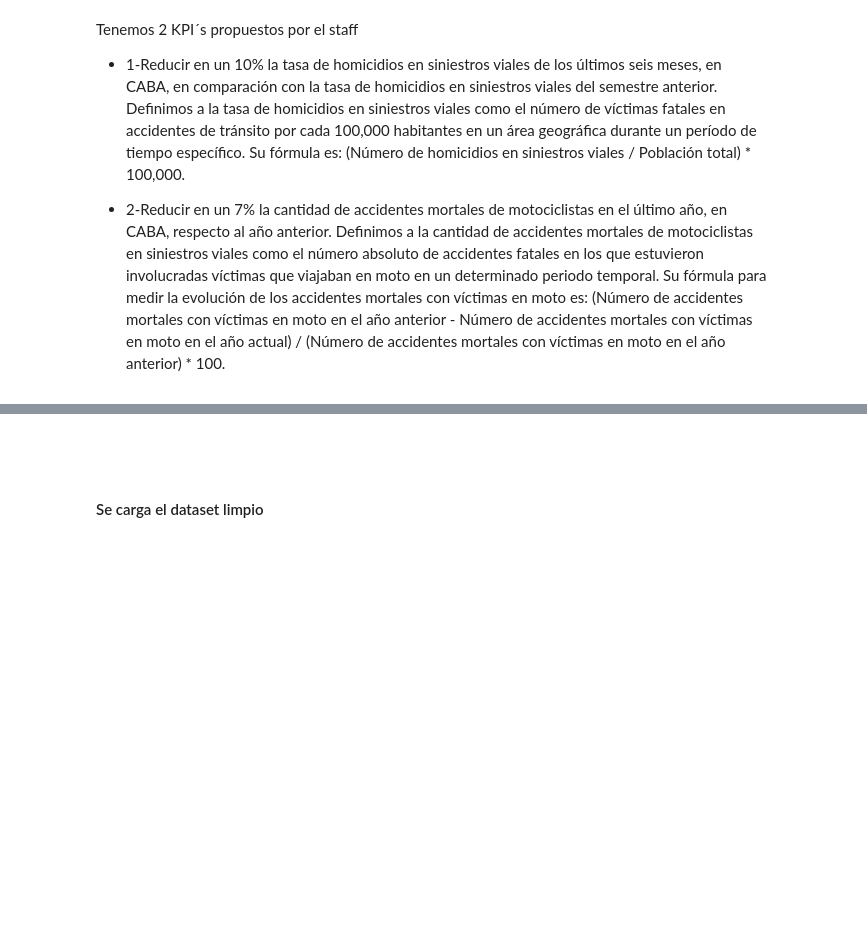
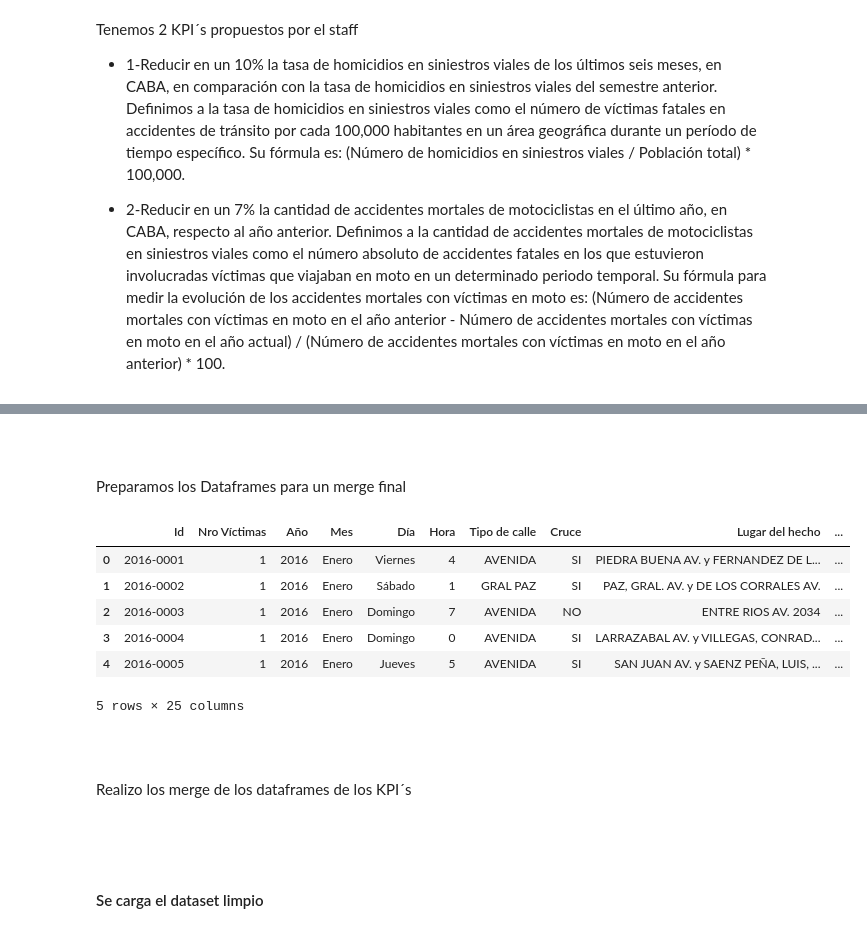
Before and after one commit to SebitaElGordito/PI_02_siniestros_viales, a Jupyter notebook: EDA.ipynb, the cells around one changed output, grey strips where cells are left out. Cells and saved outputs as stored; diff of their text form; code cells hidden in the pictures; blank space fills up the shorter version.

```diff
--- a/EDA.ipynb
+++ b/EDA.ipynb
@@ -346,0 +505,30 @@ Tenemos un 3er KPI propuesto por nosotros
+# %% [markdown]
+<br>
+<br>
+
+Preparamos los Dataframes para un merge final
+# %%
+# Convertir la columna "COMUNAS" de float a entero
+df_mapa['COMUNAS'] = df_mapa['COMUNAS'].astype(int)
+# %%
+# Se realiza un merge para combinar al dataframe homicidios solo las columnas nuevas del dataset mapa
+df_homicidios = df_homicidios.merge(
+    df_mapa[['COMUNAS', 'BARRIOS', 'AREA', 'geometry']],
+    left_on='Comuna', right_on='COMUNAS', how='left')
+
+# Se elimina la columna duplicada 'COMUNAS' a partir de la cual se realizó el merge con 'Comuna'
+df_homicidios.drop(columns='COMUNAS', inplace=True)
+df_homicidios.head()
+# %% [output]
+|  | Id | Nro Víctimas | Año | Mes | Día | Hora | Tipo de calle | Cruce | Lugar del hecho | ... |
+| 0 | 2016-0001 | 1 | 2016 | Enero | Viernes | 4 | AVENIDA | SI | PIEDRA BUENA AV. y FERNANDEZ DE L... | ... |
+| 1 | 2016-0002 | 1 | 2016 | Enero | Sábado | 1 | GRAL PAZ | SI | PAZ, GRAL. AV. y DE LOS CORRALES AV. | ... |
+| 2 | 2016-0003 | 1 | 2016 | Enero | Domingo | 7 | AVENIDA | NO | ENTRE RIOS AV. 2034 | ... |
+| 3 | 2016-0004 | 1 | 2016 | Enero | Domingo | 0 | AVENIDA | SI | LARRAZABAL AV. y VILLEGAS, CONRAD... | ... |
+| 4 | 2016-0005 | 1 | 2016 | Enero | Jueves | 5 | AVENIDA | SI | SAN JUAN AV. y SAENZ PEÑA, LUIS, ... | ... |
+5 rows × 25 columns
+# %% [markdown]
+<br>
+<br>
+
+Realizo los merge de los dataframes de los KPI´s
```
Also changed, not shown: parts of 23 cells of this notebook, 11 other files.
